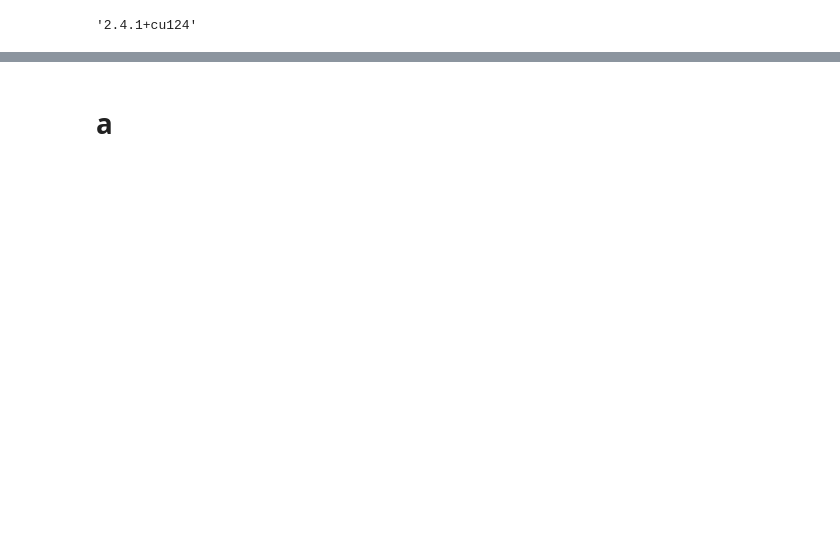
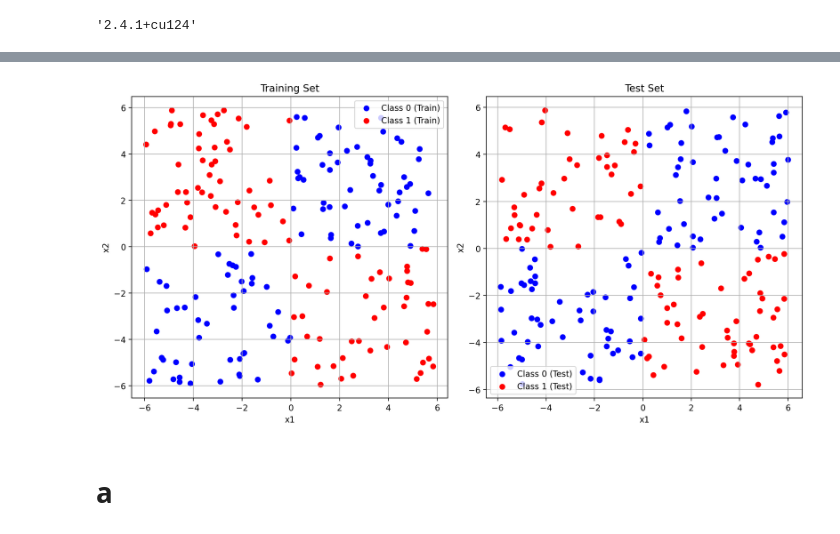
Before and after one commit to AbhayVG/ES-335-Assignment-3, a Jupyter notebook: Q_2.ipynb, the cells around one changed output, grey strips where cells are left out. Cells and saved outputs as stored; diff of their text form; code cells hidden in the pictures; blank space fills up the shorter version.

```diff
--- a/Q_2.ipynb
+++ b/Q_2.ipynb
@@ -65 +30,49 @@ plt.show()
+# %%
+np.random.seed(42)
+
+num_train_samples = 200
+num_test_samples = 200
+
+# Training set
+x1_train = np.random.uniform(-6, 6, num_train_samples)
+x2_train = np.random.uniform(-6, 6, num_train_samples)
+x1_train_reshaped = x1_train.reshape(-1, 1) # Reshaping to a column vector
+x2_train_reshaped = x2_train.reshape(-1, 1) # Reshape to a column vector
+concatenated_x_train = np.concatenate((x1_train_reshaped,x2_train_reshaped), axis=1)
+y_train = np.logical_xor(x1_train > 0, x2_train > 0).astype(int) # Labels according to XOR function
+
+# Test set
+x1_test = np.random.uniform(-6, 6, num_test_samples)
+x2_test = np.random.uniform(-6, 6, num_test_samples)
+x1_test_reshaped = x1_test.reshape(-1, 1)
+x2_test_reshaped = x2_test.reshape(-1, 1)
+concatenated_x_test = np.concatenate((x1_test_reshaped,x2_test_reshaped), axis=1)
+y_test = np.logical_xor(x1_test > 0, x2_test > 0).astype(int)
+# Plot the data
+plt.figure(figsize=(12, 6))
+
+# Training set
+plt.subplot(1, 2, 1)
+plt.scatter(x1_train[y_train==0], x2_train[y_train==0], c='b', label='Class 0 (Train)')
+plt.scatter(x1_train[y_train==1], x2_train[y_train==1], c='r', label='Class 1 (Train)')
+plt.xlabel('x1')
+plt.ylabel('x2')
+plt.title('Training Set')
+plt.legend()
+plt.grid(True)
+
+# Test set
+plt.subplot(1, 2, 2)
+plt.scatter(x1_test[y_test==0], x2_test[y_test==0], c='b', label='Class 0 (Test)')
+plt.scatter(x1_test[y_test==1], x2_test[y_test==1], c='r', label='Class 1 (Test)')
+plt.xlabel('x1')
+plt.ylabel('x2')
+plt.title('Test Set')
+plt.legend()
+plt.grid(True)
+
+plt.tight_layout()
+plt.show()
+# %% [output]
+[figure, added]
 # %%
```
Also changed, not shown: parts of 29 cells of this notebook.
